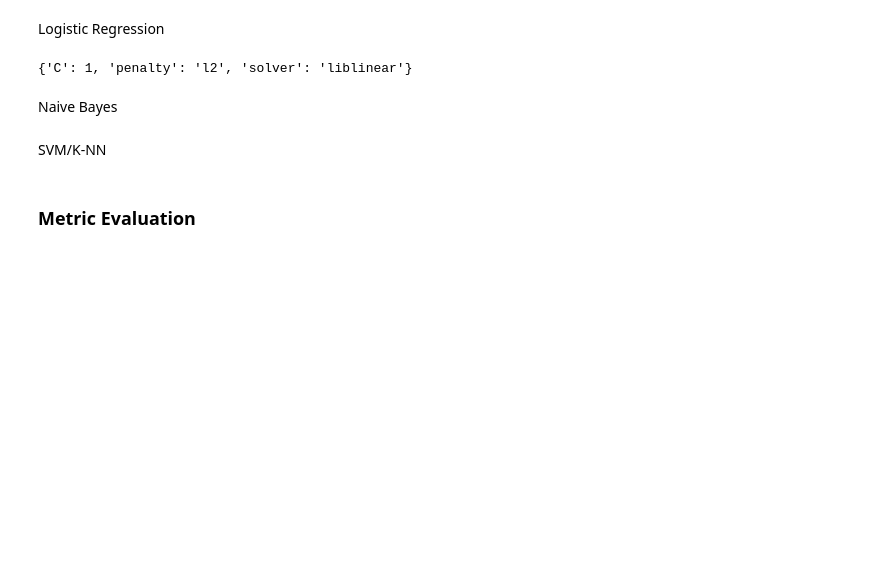
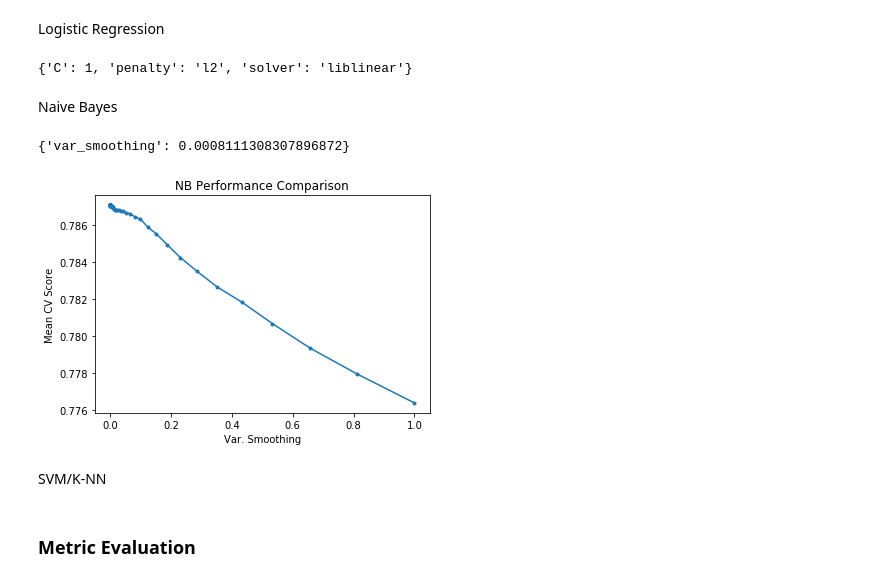
Before and after one commit to dtrakht/1001-Team-Project, a Jupyter notebook: code/white-wine.ipynb, the cells around one changed output. Cells and saved outputs as stored; diff of their text form; code cells hidden in the pictures; blank space fills up the shorter version.

Commit message:
naive bayes

```diff
--- a/code/white-wine.ipynb
+++ b/code/white-wine.ipynb
@@ -536,0 +529,5 @@ LogisticRegression()
+# %%
+#naive bayes
+from sklearn.naive_bayes import GaussianNB
+gnb = GaussianNB()
+nb.fit(x_train, y_train)
@@ -553,3 +552,7 @@ np.mean(cross_val_score(rf, x_test, y_test, cv= 5, scoring = 'roc_auc'))
 np.mean(cross_val_score(lr, x_test, y_test, cv=5, scoring = 'roc_auc'))
 # %% [output]
 0.7869751851957731
+# %%
+from sklearn.naive_bayes import GaussianNB
+gnb = GaussianNB()
+np.mean(cross_val_score(gnb, x_train, y_train, cv=5, scoring='roc_auc'))
@@ -594,6 +599,24 @@ clf.best_params_
 lr_tuned = LogisticRegression(C = 1, penalty = "l2", solver = "liblinear")
 # %% [markdown]
 Naive Bayes
+# %%
+param_grid = {'var_smoothing' : np.logspace(0,-9, num=100)}
+
+gs_NB = GridSearchCV(gnb, param_grid, cv=5, scoring='roc_auc')
+gs_NB.fit(x_train,y_train)
+gs_NB.best_params_
+# %% [output]
+{'var_smoothing': 0.0008111308307896872}
+# %%
+results_NB = pd.DataFrame(gs_NB.cv_results_['params'])
+results_NB['test_score'] = gs_NB.cv_results_['mean_test_score']
+plt.plot(results_NB['var_smoothing'], results_NB['test_score'], marker = '.')
+plt.xlabel('Var. Smoothing')
+plt.ylabel("Mean CV Score")
+plt.title("NB Performance Comparison")
+plt.show()
+# %% [output]
+[figure, added]
 # %% [markdown]
 SVM/K-NN
 # %% [markdown]
```
Also changed, not shown: parts of 15 cells of this notebook.
